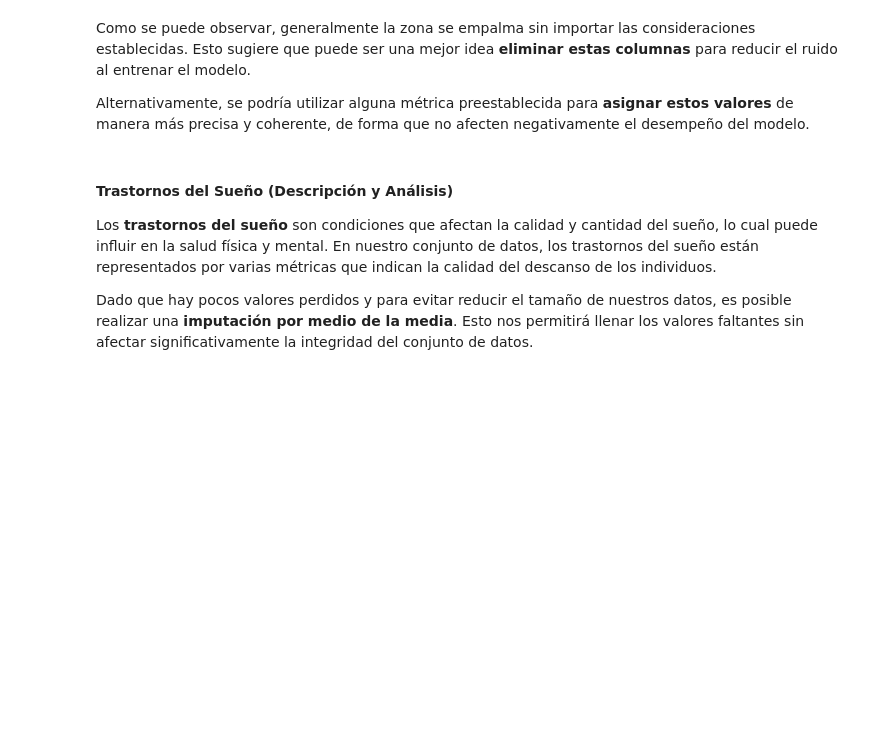
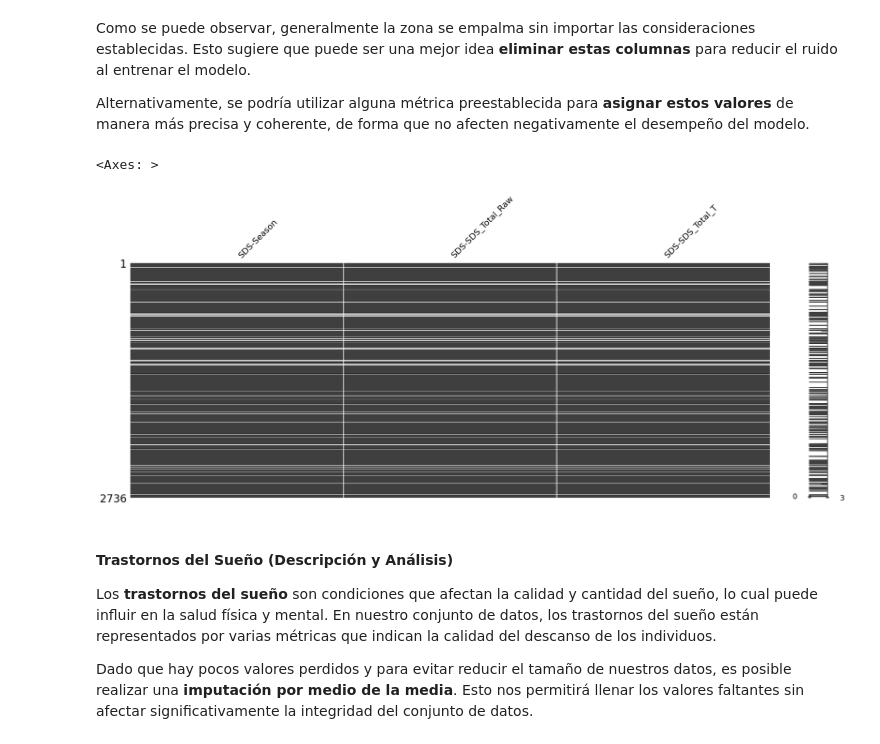
Before and after one commit to GustavoGtz/PIU_Prediction, a Jupyter notebook: proyect/child_mind_kaggle.ipynb, the cells around one changed output. Cells and saved outputs as stored; diff of their text form; code cells hidden in the pictures; blank space fills up the shorter version.

```diff
--- a/proyect/child_mind_kaggle.ipynb
+++ b/proyect/child_mind_kaggle.ipynb
@@ -362,3 +368,8 @@ Alternativamente, se podría utilizar alguna métrica preestablecida para **asig
+# %%
+msno.matrix(train_supervized[SDS], figsize=(24,8))
+# %% [output]
+<Axes: >
+[figure, added]
 # %% [markdown]
 #### Trastornos del Sueño (Descripción y Análisis)
 
```
Also changed, not shown: parts of 47 cells of this notebook.
